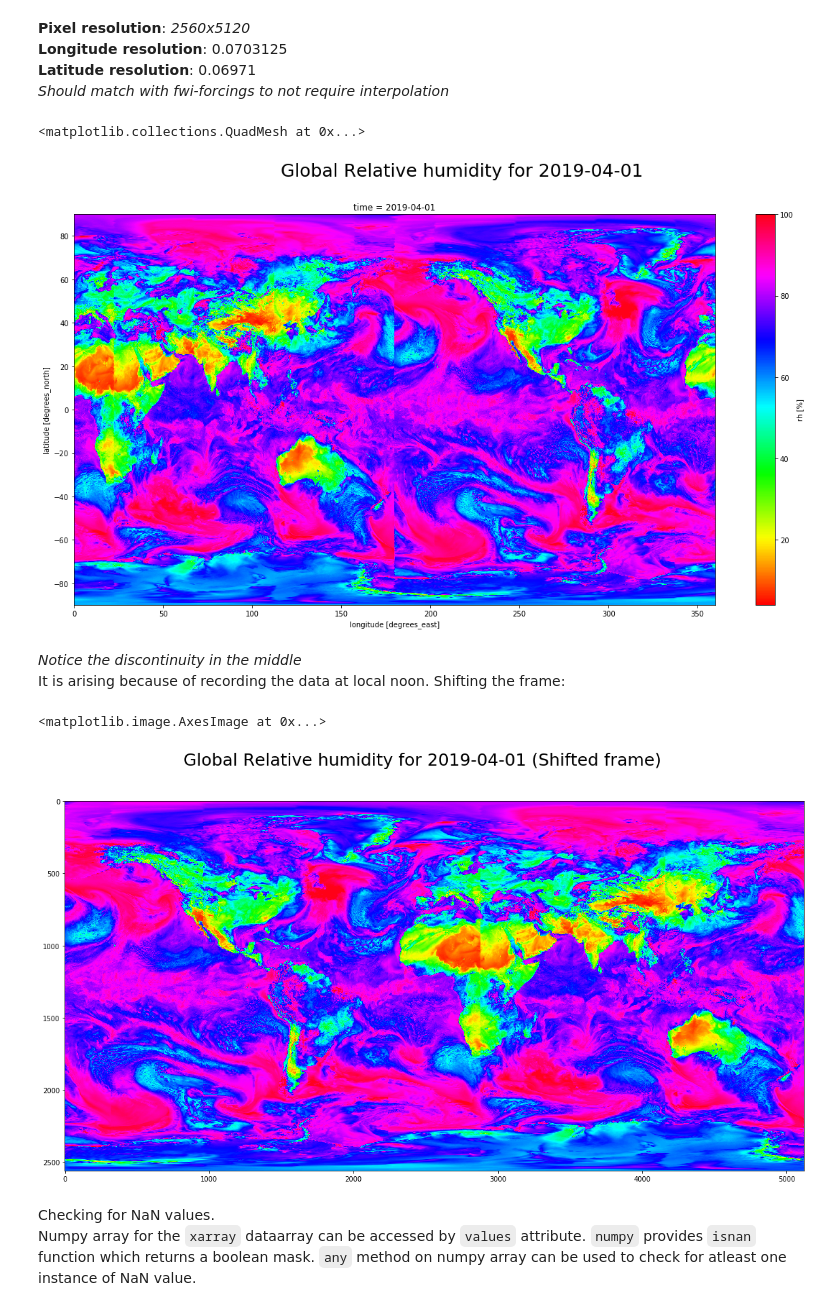
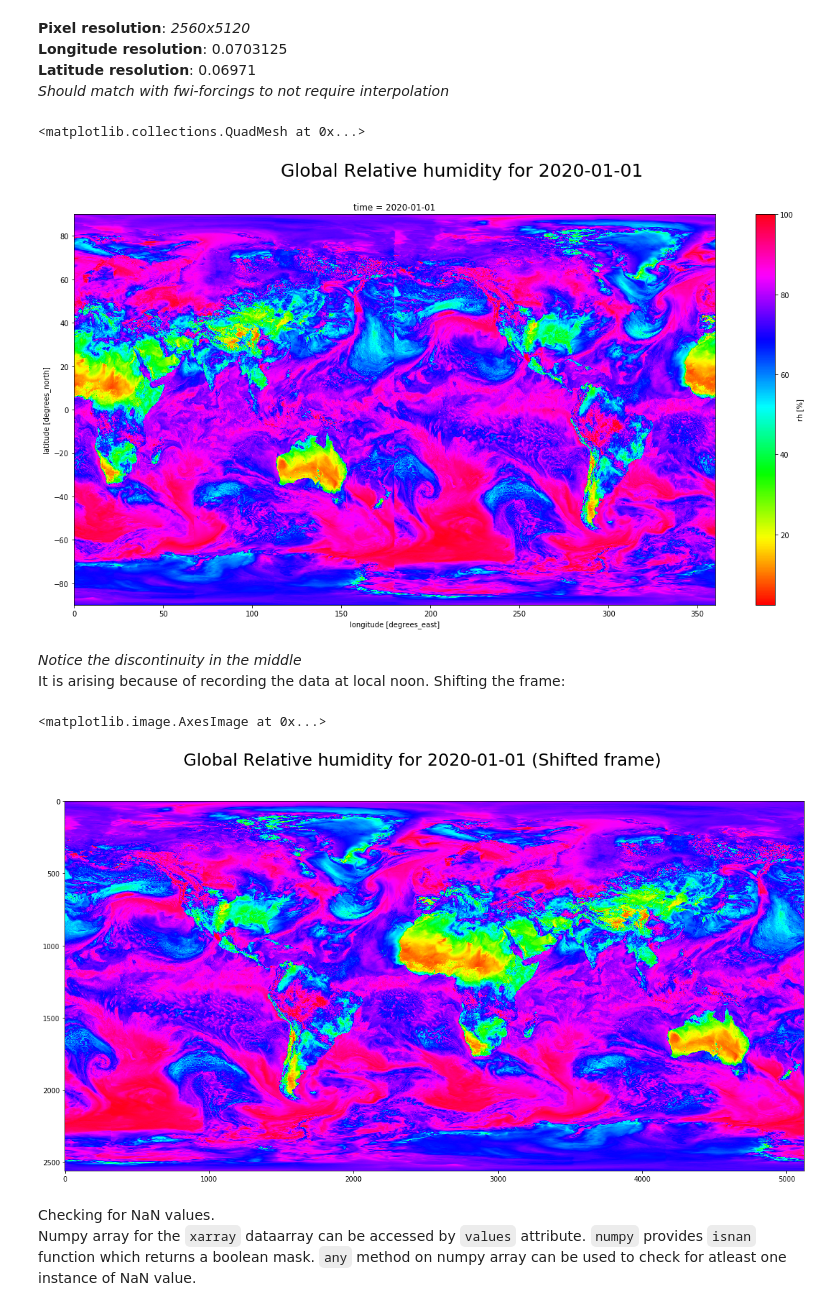
Before and after one commit to tejasvi/deepFWI, a Jupyter notebook: data/fwi_global/fwi_forcings.ipynb, the cells around one changed output. Saved outputs shown, nothing was run; the diff lists cells and outputs as text; code cells hidden in the pictures.

```diff
--- a/data/fwi_global/fwi_forcings.ipynb
+++ b/data/fwi_global/fwi_forcings.ipynb
@@ -14,7 +14,7 @@ from matplotlib import pyplot as plt
 # %% [markdown]
 `*` matches 0 or more characters.
 # %%
-file_list = glob('/nvme1/fwi-forcings/ECMWF_FO_2019*.nc')
+file_list = glob('/nvme1/fwi-forcings/ECMWF_FO_20*.nc')
 # %% [markdown]
 A sample of file names.
 # %%
@@ -27,5 +27,5 @@ file_list[:3]
 Sorting files by time to get deterministic order when loaded.
 # %%
 files = sorted(sorted(file_list),
-               key=lambda x: int(x.split("2019")[1].split("_1200_hr_")[0][:2])*100 + int(x.split("2019")[1].split("_1200_hr_")[0][2:]))
+               key=lambda x: int(x.split("_20")[1][2:].split("_1200_hr_")[0][:2])*100 + int(x.split("_20")[1][2:].split("_1200_hr_")[0][2:]))
 # %% [markdown]
@@ -33,2 +32,0 @@ files = sorted(sorted(file_list),
-# %%
-files = files[:736]
@@ -149,20 +151,20 @@ Climate Data Operators version 1.9.8 (https://mpimet.mpg.de/cdo)
 **Latitude resolution**: 0.06971<br>
 *Should match with fwi-forcings to not require interpolation*
 # %%
-plt.figure(figsize = (20,10)).suptitle('Global Relative humidity for 2019-04-01', fontsize=25)
+plt.figure(figsize = (20,10)).suptitle('Global Relative humidity for 2020-01-01', fontsize=25)
 proc.rh[0].plot(cmap='hsv')
 # %% [output]
 <matplotlib.collections.QuadMesh at 0x...>
-[figure, old version]
+[figure, new version]
 # %% [markdown]
 *Notice the discontinuity in the middle*<br>
 It is arising because of recording the data at local noon. Shifting the frame:
 # %%
-plt.figure(figsize = (20,10)).suptitle('Global Relative humidity for 2019-04-01 (Shifted frame)', fontsize=25)
+plt.figure(figsize = (20,10)).suptitle('Global Relative humidity for 2020-01-01 (Shifted frame)', fontsize=25)
 plt.imshow(np.concatenate((proc.rh[0].values[:,2560:], proc.rh[0].values[:,:2560]), axis=1), cmap='hsv')
 # %% [output]
 <matplotlib.image.AxesImage at 0x...>
-[figure, old version]
+[figure, new version]
 # %% [markdown]
 Checking for NaN values.<br>
 Numpy array for the `xarray` dataarray can be accessed by `values` attribute. `numpy` provides `isnan` function which returns a boolean mask. `any` method on numpy array can be used to check for atleast one instance of NaN value.
```
Also changed, not shown: parts of 8 cells of this notebook, 1 other file.
